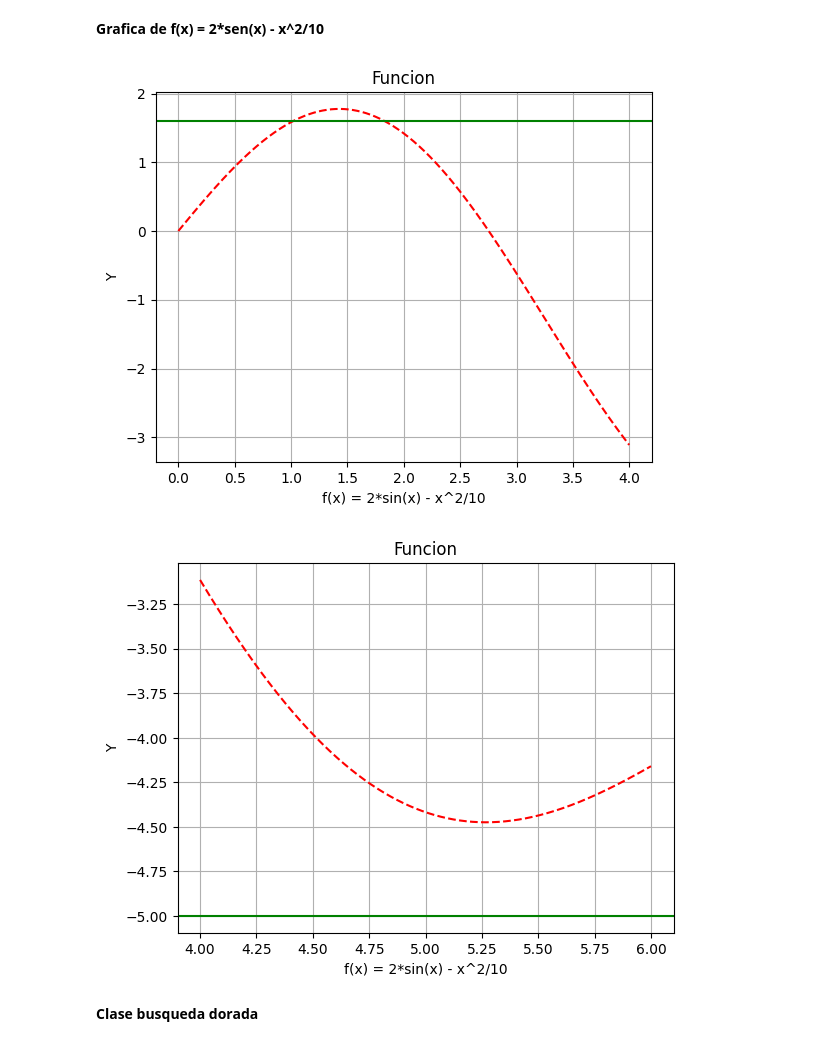
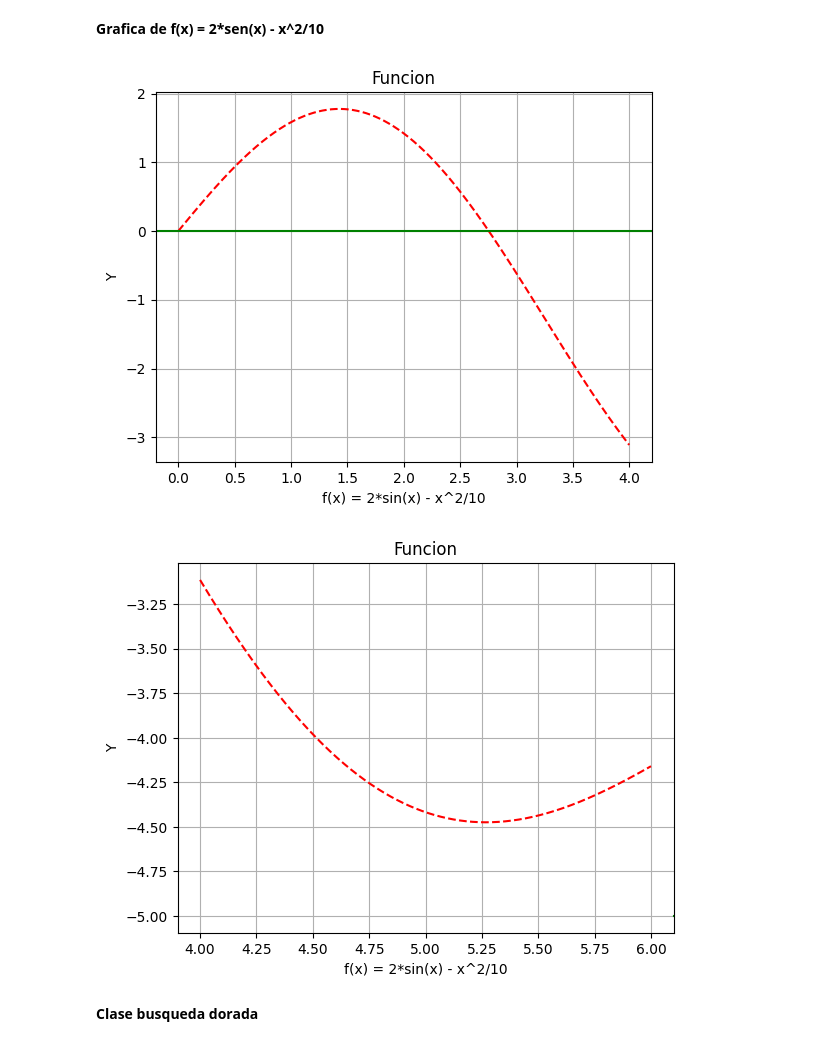
Before and after one commit to soyudea/Optimizacion, a Jupyter notebook: BusquedDorada.ipynb, the cells around one changed output. Saved outputs shown, nothing was run; the diff lists cells and outputs as text; code cells hidden in the pictures.

```diff
--- a/BusquedDorada.ipynb
+++ b/BusquedDorada.ipynb
@@ -53,21 +53,21 @@ digite el valor minimo de la constante dorada0.001
 # %%
 #Grafica para máximos
 
 def graf_f():
   X = list(np.arange(xl, xu, dorada_min))
   Y=[(2*math.sin(x) -(x**2)/10) for x in X]
 
   plt.title("Funcion")
   plt.xlabel("f(x) = 2*sin(x) - x^2/10")
   plt.ylabel("Y")
   plt.plot(X,Y, "r--")
-  plt.axhline(y=1.6, xmin=0, color="g")
+  plt.axhline(y=0, xmin=0, color="g")
   plt.grid()
   plt.show()
 
 graf_f()
 # %% [output]
-[figure, old version]
+[figure, new version]
 # %%
 def graf_f():
   X = list(np.arange(xlmin, xumin, dorada_min))
@@ -77,13 +77,13 @@ def graf_f():
   plt.xlabel("f(x) = 2*sin(x) - x^2/10")
   plt.ylabel("Y")
   plt.plot(X,Y, "r--")
-  plt.axhline(y=-5, xmin=0, color="g")
+  plt.axhline(y=-5, xmin=4.75, color="g")
   plt.grid()
   plt.show()
 
 graf_f()
 # %% [output]
-[figure, old version]
+[figure, new version]
 # %% [markdown]
 **Clase busqueda dorada**
 # %%
```
